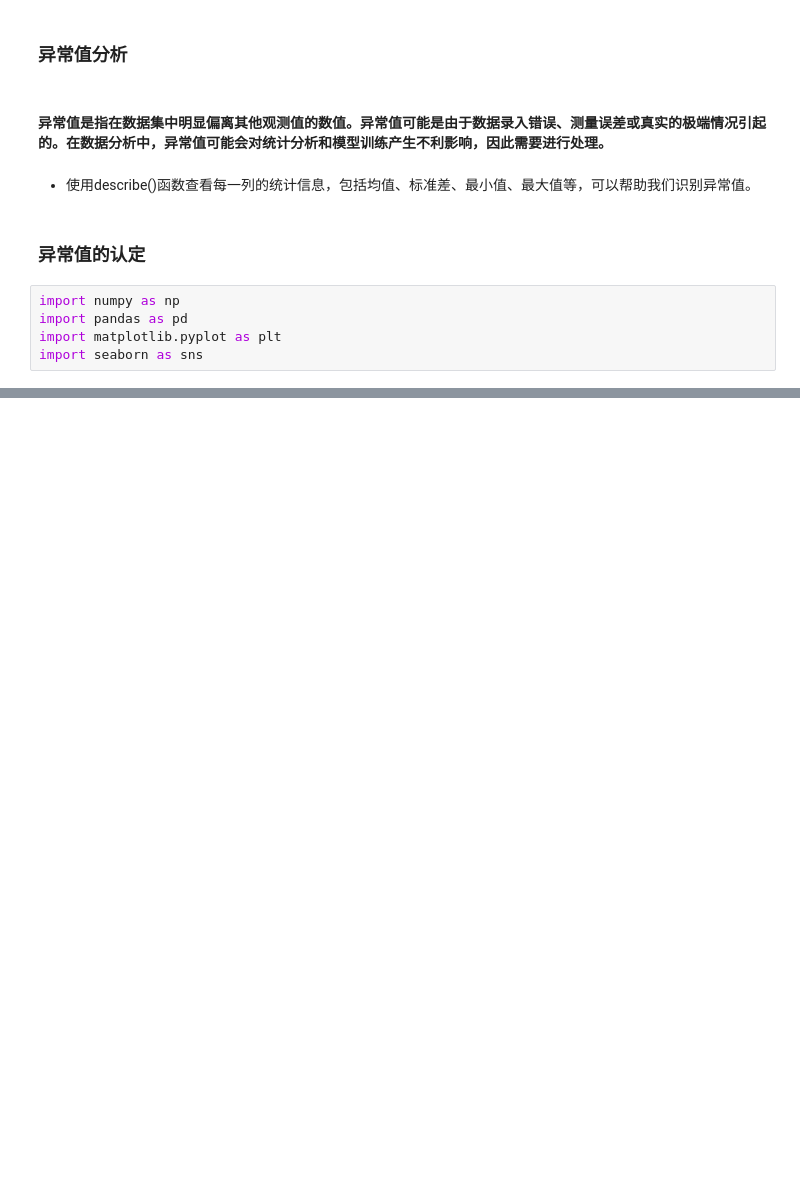
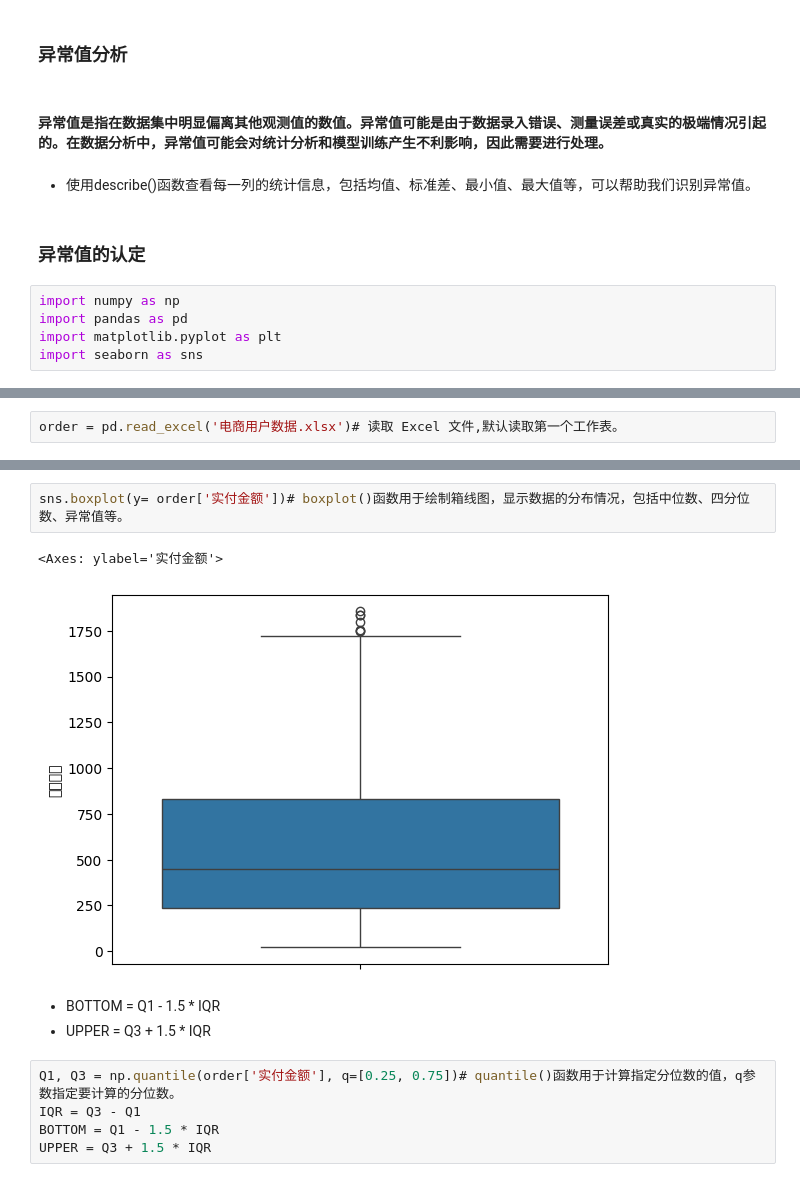
Before and after one commit to wang-bao-le/data-analysis, a Jupyter notebook: 05.pandas数据处理.ipynb, the cells around one changed output, grey strips where cells are left out. Drawn from its saved outputs; the diff is of its cells as text; blank space fills up the shorter version.

```diff
--- a/05.pandas数据处理.ipynb
+++ b/05.pandas数据处理.ipynb
@@ -641,0 +820,2 @@ import seaborn as sns
+# %%
+order = pd.read_excel('电商用户数据.xlsx')# 读取 Excel 文件,默认读取第一个工作表。
@@ -641,0 +869,13 @@ import seaborn as sns
+# %%
+sns.boxplot(y= order['实付金额'])# boxplot()函数用于绘制箱线图，显示数据的分布情况，包括中位数、四分位数、异常值等。
+# %% [output]
+<Axes: ylabel='实付金额'>
+[figure, added]
+# %% [markdown]
+- BOTTOM = Q1 - 1.5 * IQR
+- UPPER = Q3 + 1.5 * IQR
+# %%
+Q1, Q3 = np.quantile(order['实付金额'], q=[0.25, 0.75])# quantile()函数用于计算指定分位数的值，q参数指定要计算的分位数。
+IQR = Q3 - Q1
+BOTTOM = Q1 - 1.5 * IQR
+UPPER = Q3 + 1.5 * IQR
```
Also changed, not shown: parts of 120 cells of this notebook, 2 other files.
